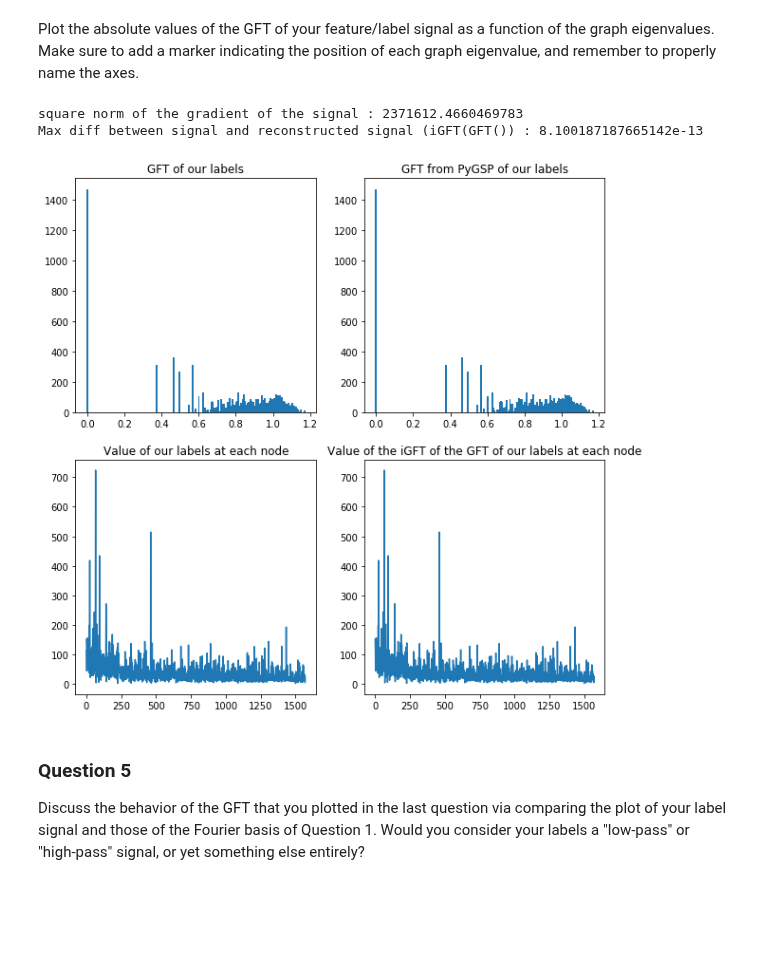
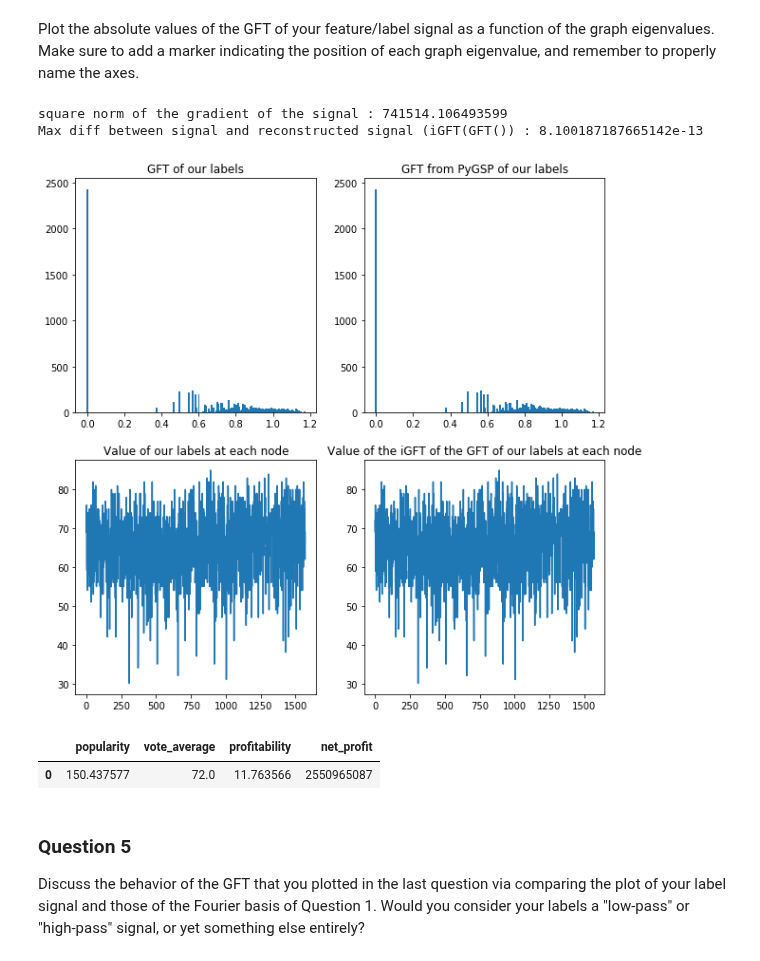
Before and after one commit to vndk36/Project_ntds2018, a Jupyter notebook: Milestone_4/4_HPCF_Hugo.ipynb, the cells around one changed output. Saved outputs shown, nothing was run; the diff lists cells and outputs as text; code cells hidden in the pictures; blank space fills up the shorter version.

```diff
--- a/Milestone_4/4_HPCF_Hugo.ipynb
+++ b/Milestone_4/4_HPCF_Hugo.ipynb
@@ -307,35 +307,42 @@ graph.plot_signal(signal)
 # %% [markdown]
 Plot the absolute values of the GFT of your feature/label signal as a function of the graph eigenvalues. Make sure to add a marker indicating the position of each graph eigenvalue, and remember to properly name the axes.
 # %%
-s = labels[:,0]
+s = labels[:,1]
 
 plt.figure(figsize=[10,10])
 plt.subplot(221)
 plt.title("GFT of our labels")
 ft_lab_0 = GFT(s)
 # Note that the x axis is given by the eigenvalues (frequencies) to which corresponds each eigenvector
 plt.bar(eigenvalues,np.abs(ft_lab_0), width=0.01)
 
+G.compute_fourier_basis()
 # Comparing with PyGSP
 plt.subplot(222)
 plt.title("GFT from PyGSP of our labels")
 plt.bar(G.e,np.abs(G.gft(s)), width=0.01)
 
 plt.subplot(223)
 plt.title("Value of our labels at each node")
 plt.plot(range(n_nodes),s)
 
 plt.subplot(224)
 plt.title("Value of the iGFT of the GFT of our labels at each node")
 plt.plot(range(n_nodes), iGFT(GFT(s)))
 
 
 print("square norm of the gradient of the signal :", s.T@laplacian@s )
 print("Max diff between signal and reconstructed signal (iGFT(GFT()) :",np.max(labels[:,0]-iGFT(GFT(labels[:,0]))))
 # %% [output]
-square norm of the gradient of the signal : 2371612.4660469783
+square norm of the gradient of the signal : 741514.106493599
 Max diff between signal and reconstructed signal (iGFT(GFT()) : 8.100187187665142e-13
-[figure, old version]
+[figure, new version]
+# %%
+np.argmax(labels[:,0])
+features.head(1)
+# %% [output]
+|  | popularity | vote_average | profitability | net_profit |
+| 0 | 150.437577 | 72.0 | 11.763566 | 2550965087 |
 # %% [markdown]
 ### Question 5
 
```
Also changed, not shown: parts of 15 cells of this notebook.
